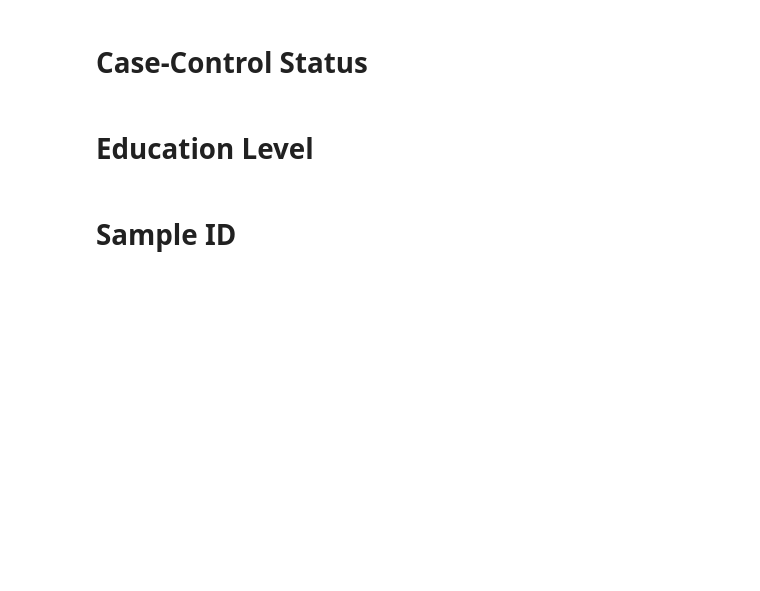
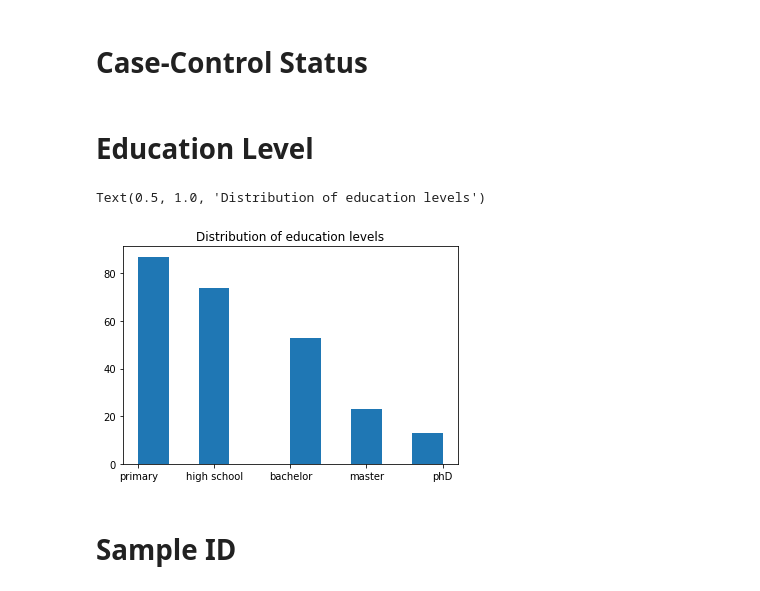
Before and after one commit to SimonGrouard/intro_simulation, a Jupyter notebook: Simulation_combined.ipynb, the cells around one changed output. Saved outputs shown, nothing was run; the diff lists cells and outputs as text; code cells hidden in the pictures; blank space fills up the shorter version.

```diff
--- a/Simulation_combined.ipynb
+++ b/Simulation_combined.ipynb
@@ -104,8 +104,14 @@ case_control_df = pd.DataFrame(case_control_df, columns = ['case_control_status'
 # Education Level
 # %%
 education_level = ['primary', 'high school', 'bachelor', 'master', 'phD']
-education_df = numpy.random.choices(education_level, 250, p = [0.35, 0.3 0.5, , 0.05])
+education_df = np.random.choice(education_level, 250, p = [0.35, 0.3, 0.2, 0.1, 0.05])
 education_df = pd.DataFrame(education_df, columns = ['education_level'])
+# %%
+plt.hist(education_df)
+plt.title("Distribution of education levels")
+# %% [output]
+Text(0.5, 1.0, 'Distribution of education levels')
+[figure, added]
 # %% [markdown]
 # Sample ID
 # %%
```
Also changed, not shown: 1 other file.
